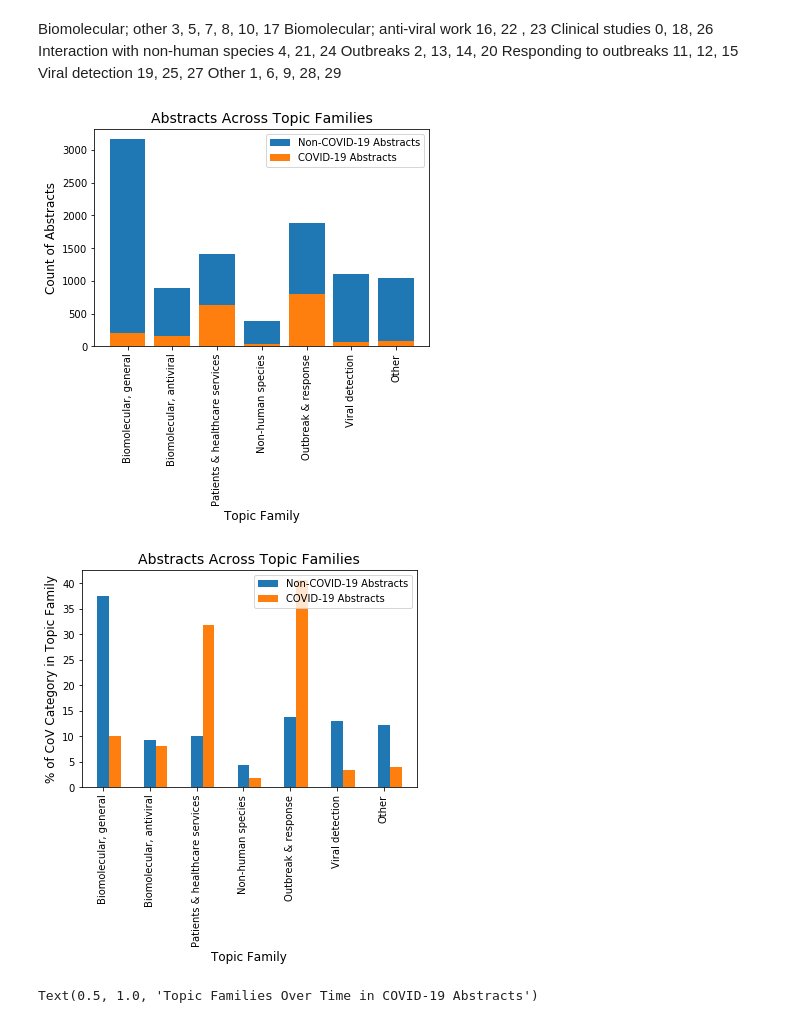
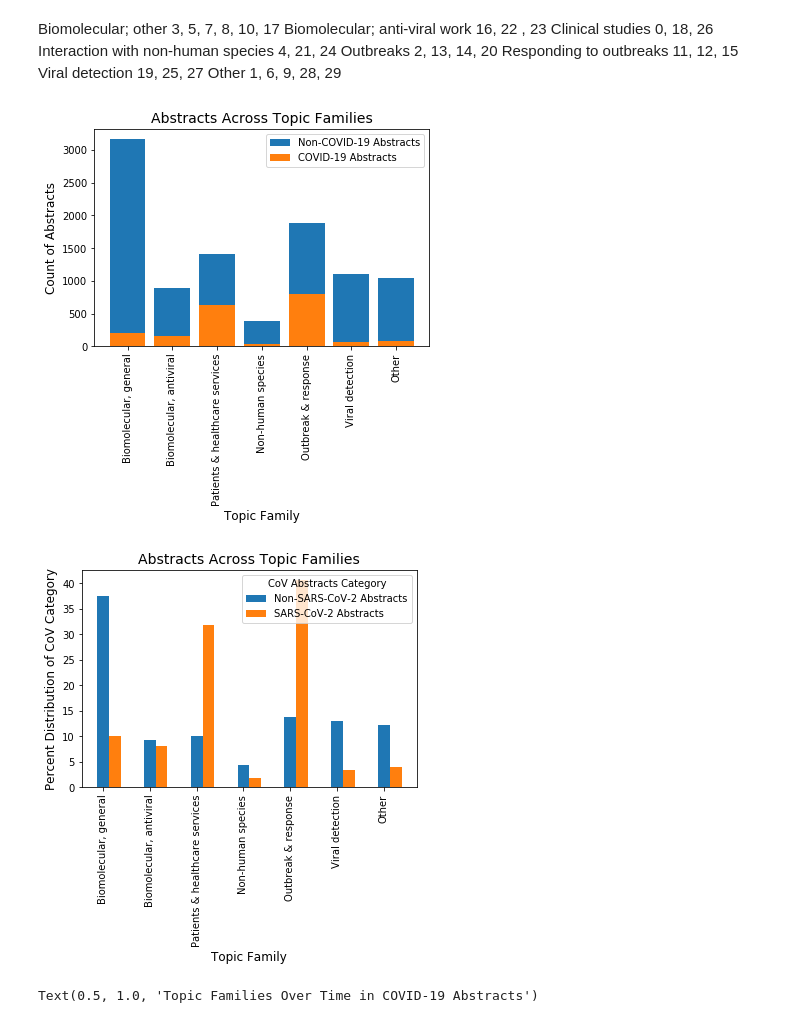
Before and after one commit to COVID19-DVRN/8-AI-Mapping-of-Relevant-Coronavirus-Literature, a Jupyter notebook: analysis/cord_19_lda_subset.ipynb, the cells around one changed output. Saved outputs shown, nothing was run; the diff lists cells and outputs as text; code cells hidden in the pictures.

```diff
--- a/analysis/cord_19_lda_subset.ipynb
+++ b/analysis/cord_19_lda_subset.ipynb
@@ -453,38 +453,38 @@ plt.title('Abstracts Across Topic Families', size=14)
 plt.legend()
 plt.show()
 
 
 ## By percentage
 sums_all, sums_covid = [], []
 for t, lst in enumerate(t_all):
     boolean = metadata_dt_analysis['Dominant_Topic'].isin(lst)
     sums_all.append(sum(boolean))
     boolean = metadata_dt_analysis[metadata_dt_analysis['abstract_COVID']]['Dominant_Topic'].isin(lst)
     sums_covid.append(sum(boolean))
 
 sums_all = np.array(sums_all)
 sums_covid = np.array(sums_covid)
 
 sums_all = sums_all - sums_covid # get non-COVID only
 sums_covid = np.array(sums_covid) * 100 / sum(sums_covid)
 sums_all = np.array(sums_all) * 100 / sum(sums_all)
 
 
 plt.bar(np.arange(0, len(t_all)),
         sums_all,
-        label='Non-COVID-19 Abstracts', width=0.25)
+        label='Non-SARS-CoV-2 Abstracts', width=0.25)
 plt.bar(np.arange(0, len(t_all)) + 0.25,
         sums_covid,
-        label='COVID-19 Abstracts', width=0.25)
+        label='SARS-CoV-2 Abstracts', width=0.25)
 plt.xticks(np.arange(len(t_all)), t_all_names, rotation=90)
-plt.ylabel('% of CoV Category in Topic Family', size=12)
+plt.ylabel('Percent Distribution of CoV Category', size=12)
 plt.xlabel('Topic Family', size=12)
 plt.title('Abstracts Across Topic Families', size=14)
-plt.legend()
+plt.legend(title='CoV Abstracts Category')
 plt.show()
 # %% [output]
 [figure]
-[figure, old version]
+[figure, new version]
 # %%
 sums_all, sums_covid = [], []
 fig, ax = plt.subplots(figsize=(4.43, 4.43))
```
Also changed, not shown: parts of 2 cells of this notebook, 1 other file.
